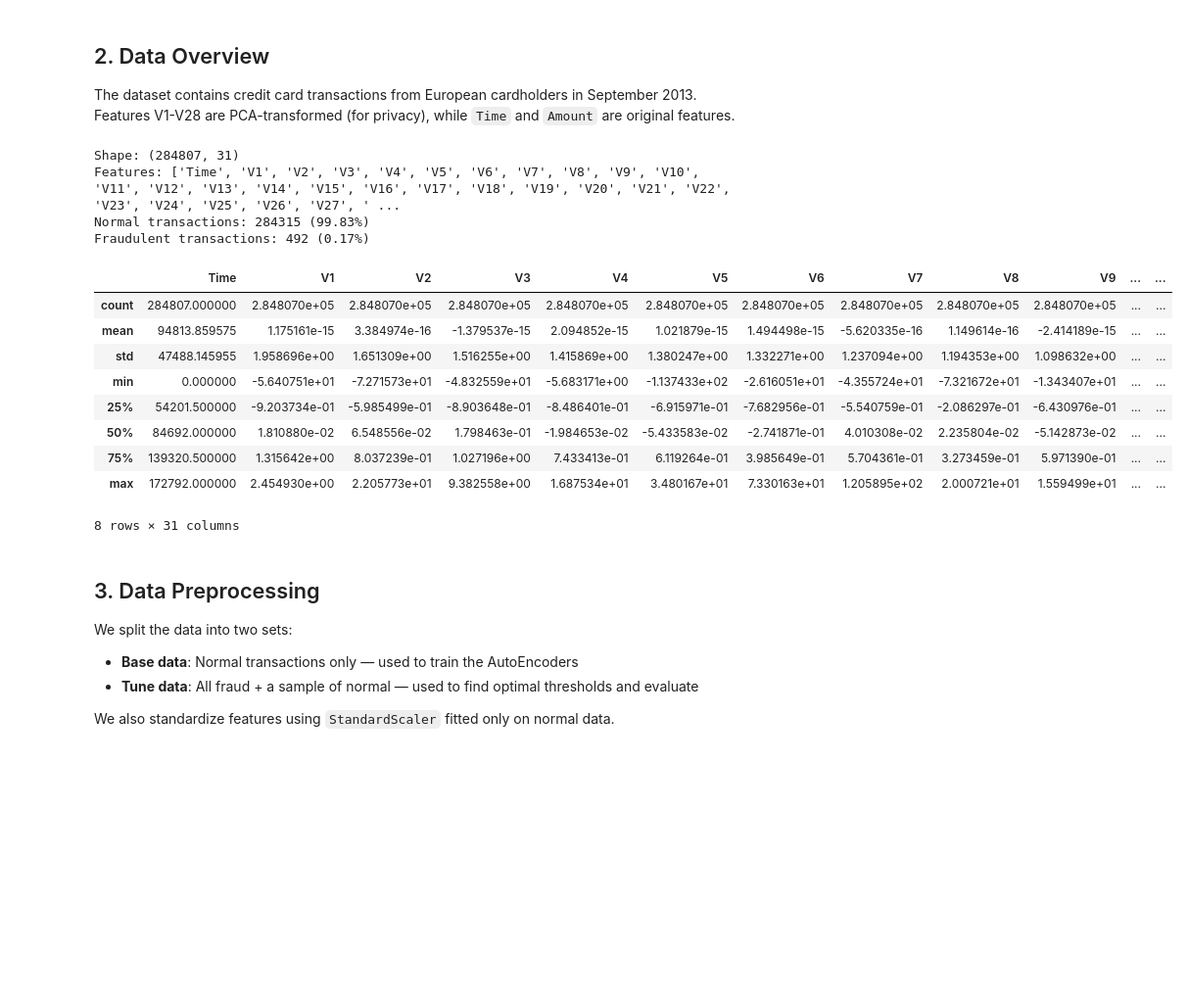
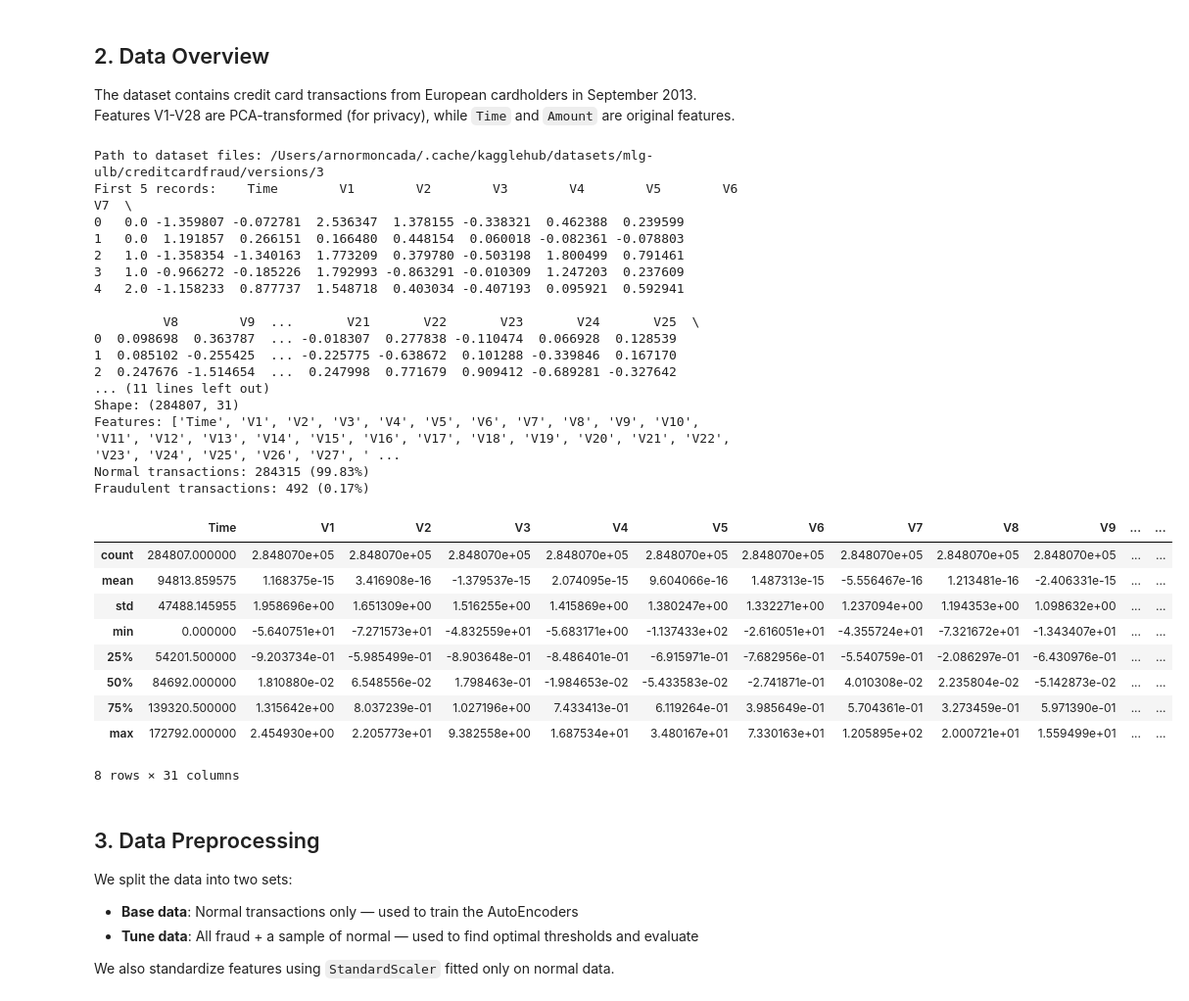
Before and after one commit to sunnakaradottir/data_science, a Jupyter notebook: notebooks/project.ipynb, the cells around one changed output. Shown at 98% size. Drawn from its saved outputs; the diff is of its cells as text; code cells hidden in the pictures; blank space fills up the shorter version.

```diff
--- a/notebooks/project.ipynb
+++ b/notebooks/project.ipynb
@@ -38,25 +43,62 @@ from torch.utils.data import DataLoader, TensorDataset
 
 The dataset contains credit card transactions from European cardholders in September 2013. Features V1-V28 are PCA-transformed (for privacy), while `Time` and `Amount` are original features.
 # %%
-df = pd.read_csv('../data/creditcard.csv')
+import kagglehub
+import os
+import shutil
+
+# Download latest version and set under data/
+path = kagglehub.dataset_download("mlg-ulb/creditcardfraud")
+print("Path to dataset files:", path)
+
+data_dir = os.path.join(path, "data")
+
+target_path = "./data"
+os.makedirs(target_path, exist_ok=True)
+
+# Move dataset contents to ./data/
+for filename in os.listdir(data_dir):
+    src = os.path.join(data_dir, filename)
+    dst = os.path.join(target_path, filename)
+
+    if os.path.isfile(src):  # Skip directories
+        shutil.copy(src, dst)
+
+df = pd.read_csv(os.path.join(target_path, 'creditcard.csv') )
+
+
+print("First 5 records:", df.head())
 print(f"Shape: {df.shape}")
 print(f"Features: {df.columns.tolist()}")
 
 fraud_count = df['Class'].sum()
 normal_count = len(df) - fraud_count
 
 print(f"Normal transactions: {normal_count} ({100 * normal_count / len(df):.2f}%)")
 print(f"Fraudulent transactions: {fraud_count} ({100 * fraud_count / len(df):.2f}%)")
 
 df.describe() # quick overview of the data
 # %% [output]
+Path to dataset files: /Users/arnormoncada/.cache/kagglehub/datasets/mlg-ulb/creditcardfraud/versions/3
+First 5 records:    Time        V1        V2        V3        V4        V5        V6        V7  \
+0   0.0 -1.359807 -0.072781  2.536347  1.378155 -0.338321  0.462388  0.239599
+1   0.0  1.191857  0.266151  0.166480  0.448154  0.060018 -0.082361 -0.078803
+2   1.0 -1.358354 -1.340163  1.773209  0.379780 -0.503198  1.800499  0.791461
+3   1.0 -0.966272 -0.185226  1.792993 -0.863291 -0.010309  1.247203  0.237609
+4   2.0 -1.158233  0.877737  1.548718  0.403034 -0.407193  0.095921  0.592941
+
+         V8        V9  ...       V21       V22       V23       V24       V25  \
+0  0.098698  0.363787  ... -0.018307  0.277838 -0.110474  0.066928  0.128539
+1  0.085102 -0.255425  ... -0.225775 -0.638672  0.101288 -0.339846  0.167170
+2  0.247676 -1.514654  ...  0.247998  0.771679  0.909412 -0.689281 -0.327642
+... (11 lines left out)
 Shape: (284807, 31)
 Features: ['Time', 'V1', 'V2', 'V3', 'V4', 'V5', 'V6', 'V7', 'V8', 'V9', 'V10', 'V11', 'V12', 'V13', 'V14', 'V15', 'V16', 'V17', 'V18', 'V19', 'V20', 'V21', 'V22', 'V23', 'V24', 'V25', 'V26', 'V27', ' ...
 Normal transactions: 284315 (99.83%)
 Fraudulent transactions: 492 (0.17%)
 |  | Time | V1 | V2 | V3 | V4 | V5 | V6 | V7 | V8 | V9 | ... | ... |
 | count | 284807.000000 | 2.848070e+05 | 2.848070e+05 | 2.848070e+05 | 2.848070e+05 | 2.848070e+05 | 2.848070e+05 | 2.848070e+05 | 2.848070e+05 | 2.848070e+05 | ... | ... |
-| mean | 94813.859575 | 1.175161e-15 | 3.384974e-16 | -1.379537e-15 | 2.094852e-15 | 1.021879e-15 | 1.494498e-15 | -5.620335e-16 | 1.149614e-16 | -2.414189e-15 | ... | ... |
+| mean | 94813.859575 | 1.168375e-15 | 3.416908e-16 | -1.379537e-15 | 2.074095e-15 | 9.604066e-16 | 1.487313e-15 | -5.556467e-16 | 1.213481e-16 | -2.406331e-15 | ... | ... |
 | std | 47488.145955 | 1.958696e+00 | 1.651309e+00 | 1.516255e+00 | 1.415869e+00 | 1.380247e+00 | 1.332271e+00 | 1.237094e+00 | 1.194353e+00 | 1.098632e+00 | ... | ... |
 | min | 0.000000 | -5.640751e+01 | -7.271573e+01 | -4.832559e+01 | -5.683171e+00 | -1.137433e+02 | -2.616051e+01 | -4.355724e+01 | -7.321672e+01 | -1.343407e+01 | ... | ... |
 | 25% | 54201.500000 | -9.203734e-01 | -5.985499e-01 | -8.903648e-01 | -8.486401e-01 | -6.915971e-01 | -7.682956e-01 | -5.540759e-01 | -2.086297e-01 | -6.430976e-01 | ... | ... |
```
Also changed, not shown: parts of 14 cells of this notebook, 5 other files.
